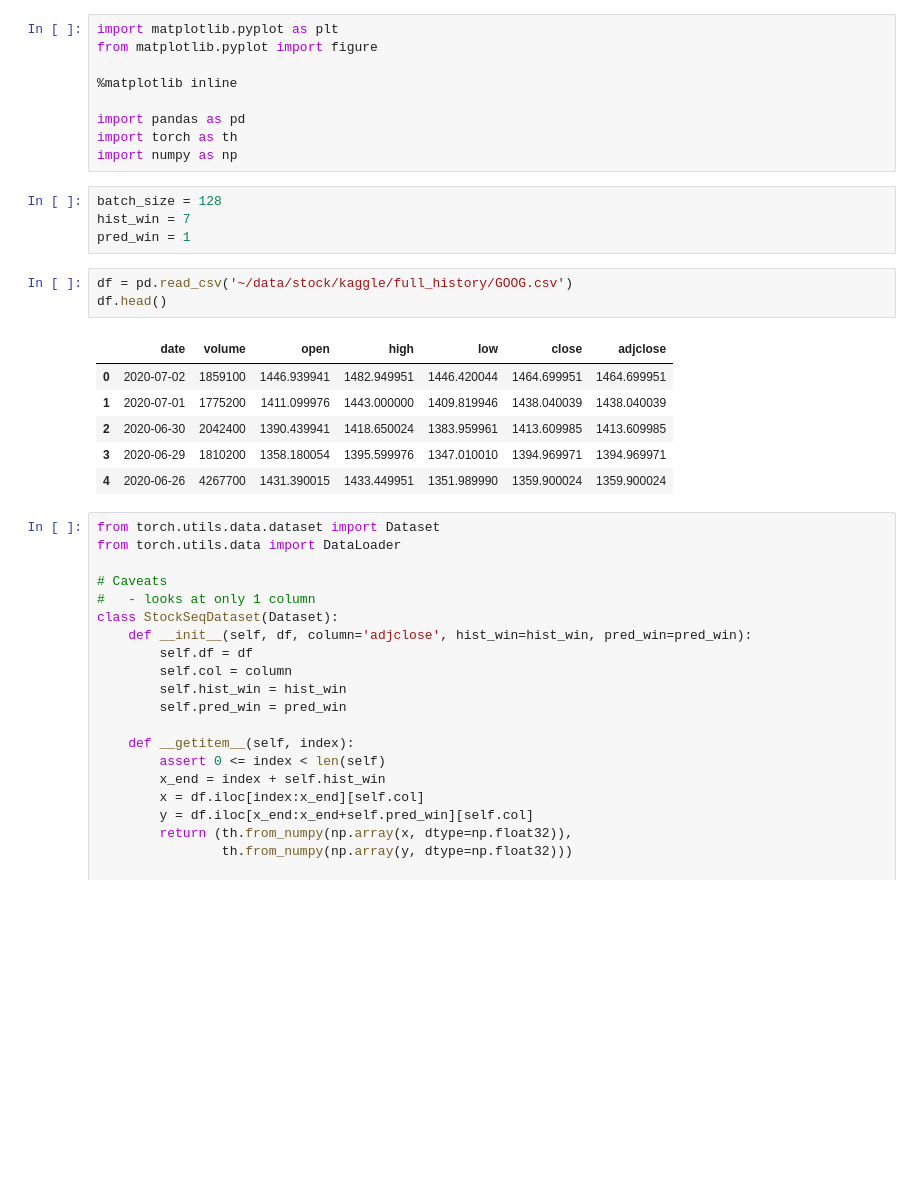
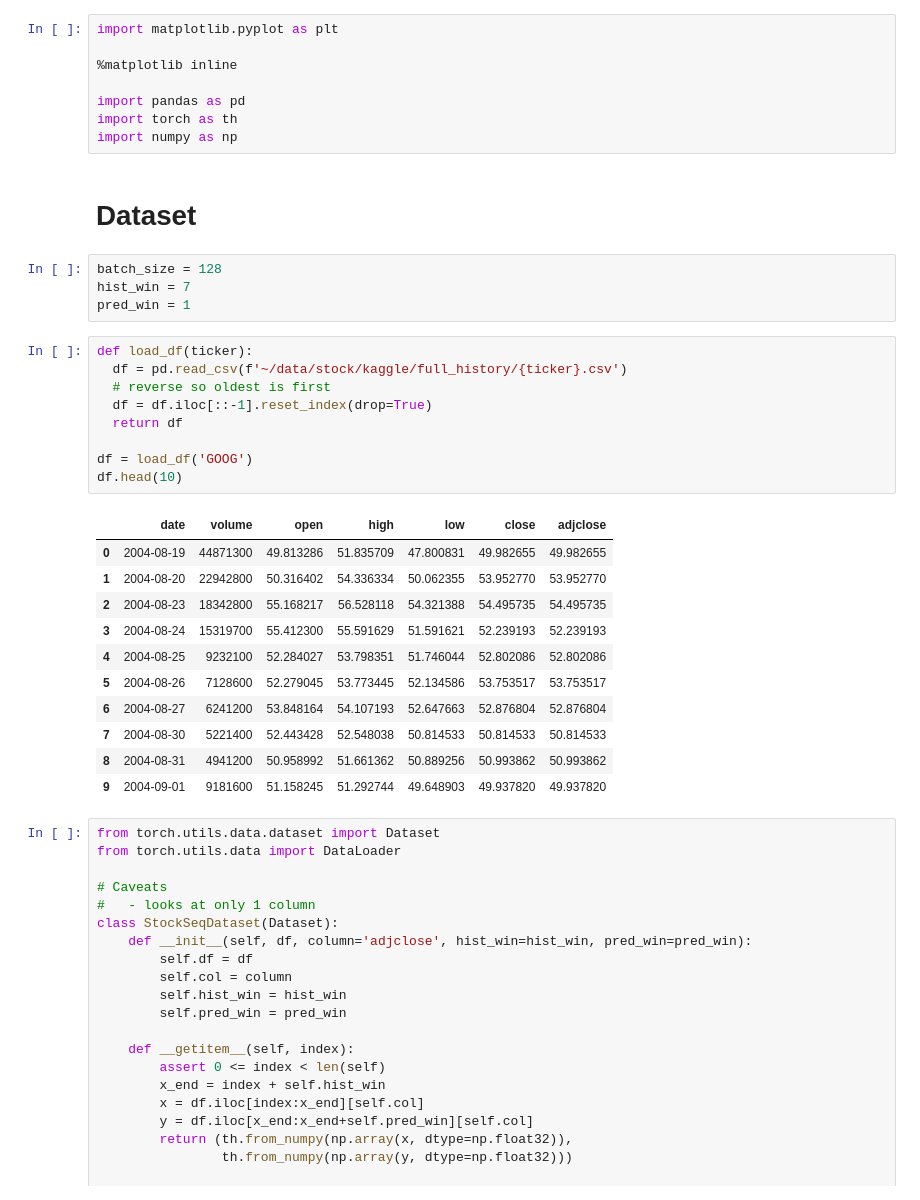
Before and after one commit to zetaqubit/trading, a Jupyter notebook: notebooks/single_stock_model.ipynb, the cells around one changed output. Cells and saved outputs as stored; diff of their text form; blank space fills up the shorter version.

```diff
--- a/notebooks/single_stock_model.ipynb
+++ b/notebooks/single_stock_model.ipynb
@@ -1,26 +1,38 @@
 # %%
 import matplotlib.pyplot as plt
-from matplotlib.pyplot import figure
 
 %matplotlib inline
 
 import pandas as pd
 import torch as th
 import numpy as np
+# %% [markdown]
+# Dataset
 # %%
 batch_size = 128
 hist_win = 7
 pred_win = 1
-# %%
-df = pd.read_csv('~/data/stock/kaggle/full_history/GOOG.csv')
-df.head()
-# %% [output]
-|  | date | volume | open | high | low | close | adjclose |
-| 0 | 2020-07-02 | 1859100 | 1446.939941 | 1482.949951 | 1446.420044 | 1464.699951 | 1464.699951 |
-| 1 | 2020-07-01 | 1775200 | 1411.099976 | 1443.000000 | 1409.819946 | 1438.040039 | 1438.040039 |
-| 2 | 2020-06-30 | 2042400 | 1390.439941 | 1418.650024 | 1383.959961 | 1413.609985 | 1413.609985 |
-| 3 | 2020-06-29 | 1810200 | 1358.180054 | 1395.599976 | 1347.010010 | 1394.969971 | 1394.969971 |
-| 4 | 2020-06-26 | 4267700 | 1431.390015 | 1433.449951 | 1351.989990 | 1359.900024 | 1359.900024 |
+# %%
+def load_df(ticker):
+  df = pd.read_csv(f'~/data/stock/kaggle/full_history/{ticker}.csv')
+  # reverse so oldest is first
+  df = df.iloc[::-1].reset_index(drop=True)
+  return df
+
+df = load_df('GOOG')
+df.head(10)
+# %% [output]
+|  | date | volume | open | high | low | close | adjclose |
+| 0 | 2004-08-19 | 44871300 | 49.813286 | 51.835709 | 47.800831 | 49.982655 | 49.982655 |
+| 1 | 2004-08-20 | 22942800 | 50.316402 | 54.336334 | 50.062355 | 53.952770 | 53.952770 |
+| 2 | 2004-08-23 | 18342800 | 55.168217 | 56.528118 | 54.321388 | 54.495735 | 54.495735 |
+| 3 | 2004-08-24 | 15319700 | 55.412300 | 55.591629 | 51.591621 | 52.239193 | 52.239193 |
+| 4 | 2004-08-25 | 9232100 | 52.284027 | 53.798351 | 51.746044 | 52.802086 | 52.802086 |
+| 5 | 2004-08-26 | 7128600 | 52.279045 | 53.773445 | 52.134586 | 53.753517 | 53.753517 |
+| 6 | 2004-08-27 | 6241200 | 53.848164 | 54.107193 | 52.647663 | 52.876804 | 52.876804 |
+| 7 | 2004-08-30 | 5221400 | 52.443428 | 52.548038 | 50.814533 | 50.814533 | 50.814533 |
+| 8 | 2004-08-31 | 4941200 | 50.958992 | 51.661362 | 50.889256 | 50.993862 | 50.993862 |
+| 9 | 2004-09-01 | 9181600 | 51.158245 | 51.292744 | 49.648903 | 49.937820 | 49.937820 |
 # %%
 from torch.utils.data.dataset import Dataset
 from torch.utils.data import DataLoader
```
Also changed, not shown: parts of 20 cells of this notebook.
